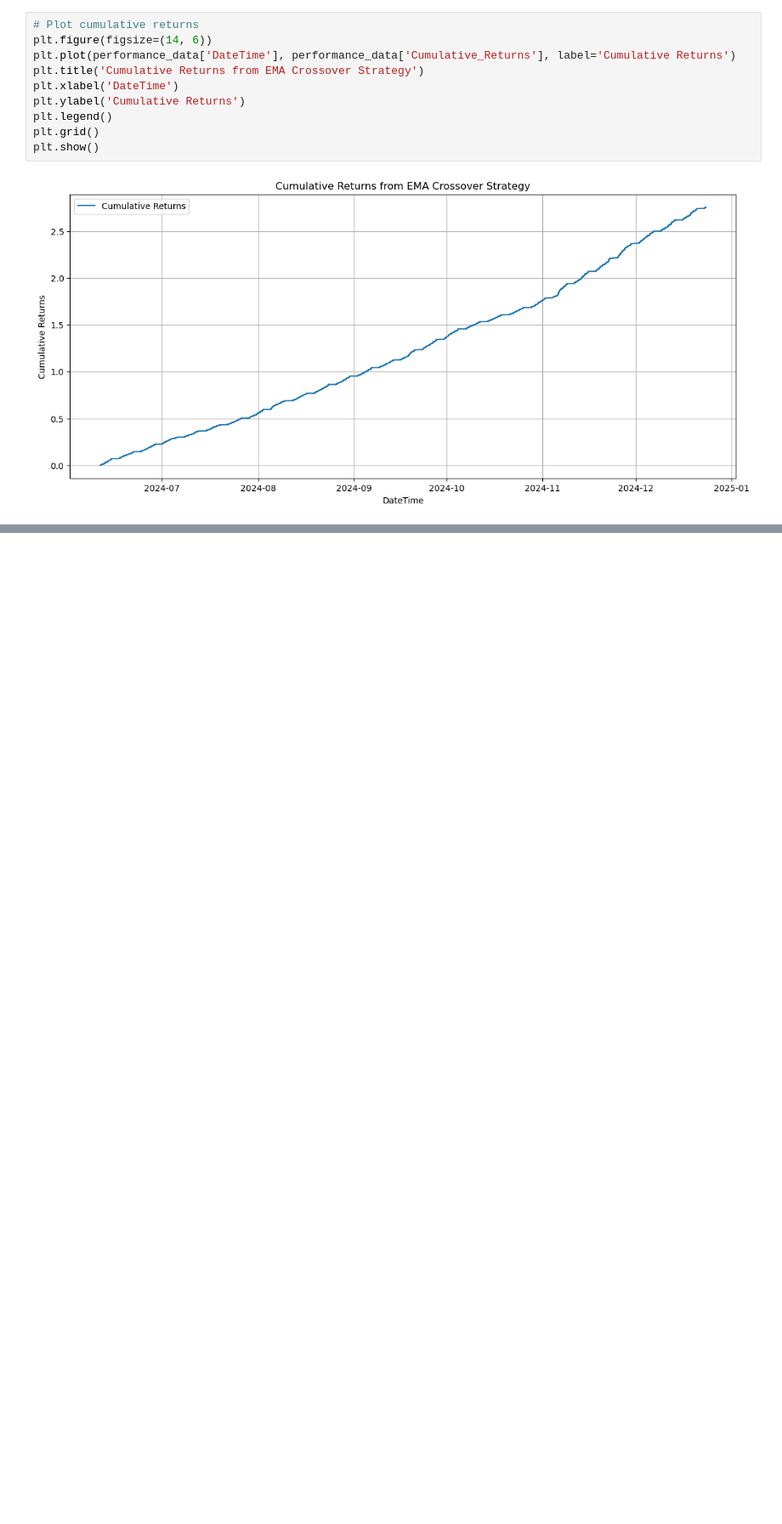
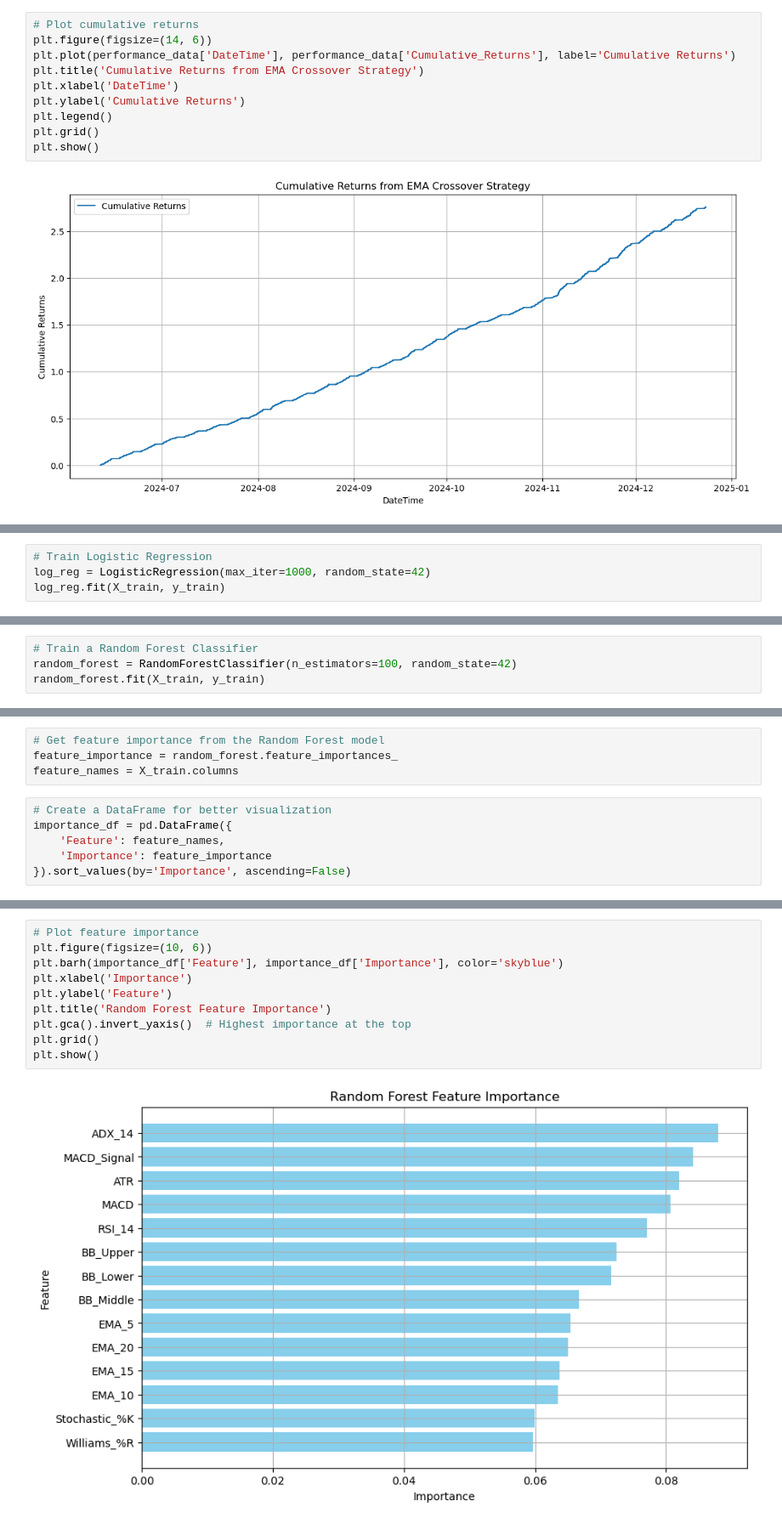
Before and after one commit to DavidGathimbaM/Bot, a Jupyter notebook: bot.ipynb, the cells around one changed output, grey strips where cells are left out. Shown at 85% size. Saved outputs shown, nothing was run; the diff lists cells and outputs as text; blank space fills up the shorter version.

```diff
--- a/bot.ipynb
+++ b/bot.ipynb
@@ -545,0 +717,4 @@ pip install ace_tools
+# %%
+# Train Logistic Regression
+log_reg = LogisticRegression(max_iter=1000, random_state=42)
+log_reg.fit(X_train, y_train)
@@ -545,0 +827,4 @@ pip install ace_tools
+# %%
+# Train a Random Forest Classifier
+random_forest = RandomForestClassifier(n_estimators=100, random_state=42)
+random_forest.fit(X_train, y_train)
@@ -545,0 +871,10 @@ pip install ace_tools
+# %%
+# Get feature importance from the Random Forest model
+feature_importance = random_forest.feature_importances_
+feature_names = X_train.columns
+# %%
+# Create a DataFrame for better visualization
+importance_df = pd.DataFrame({
+    'Feature': feature_names,
+    'Importance': feature_importance
+}).sort_values(by='Importance', ascending=False)
@@ -545,0 +902,12 @@ pip install ace_tools
+# %%
+# Plot feature importance
+plt.figure(figsize=(10, 6))
+plt.barh(importance_df['Feature'], importance_df['Importance'], color='skyblue')
+plt.xlabel('Importance')
+plt.ylabel('Feature')
+plt.title('Random Forest Feature Importance')
+plt.gca().invert_yaxis()  # Highest importance at the top
+plt.grid()
+plt.show()
+# %% [output]
+[figure, added]
```
Also changed, not shown: parts of 68 cells of this notebook.
